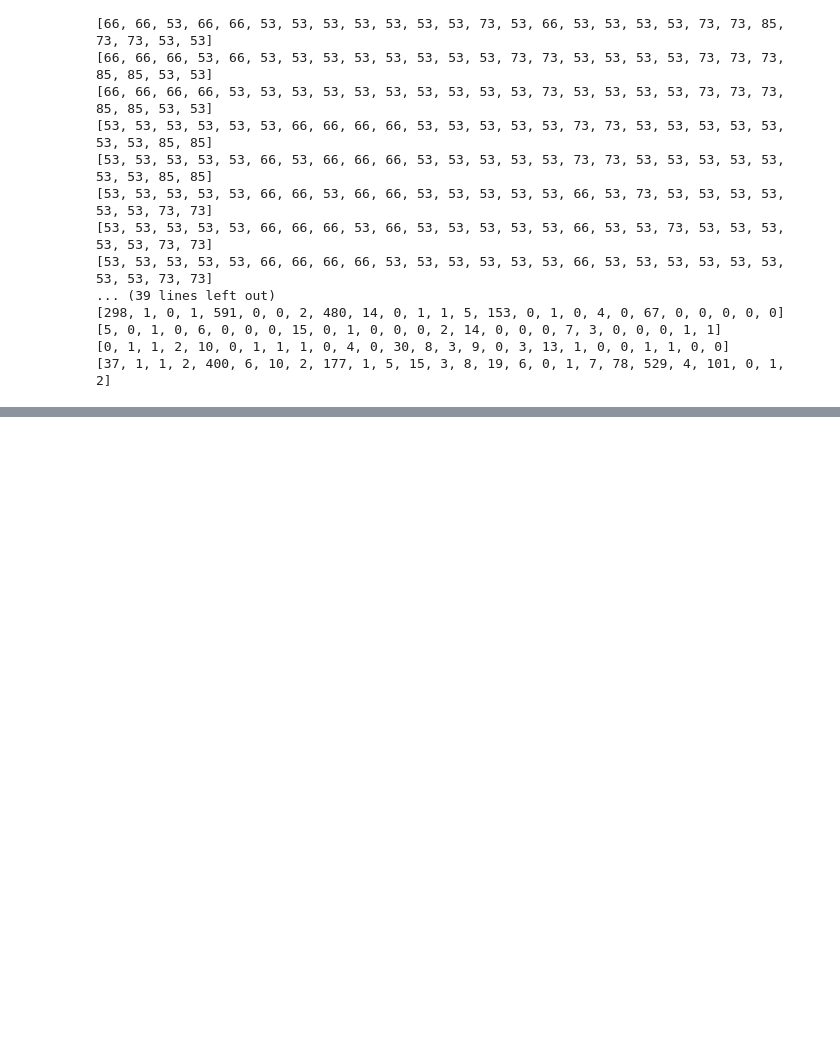
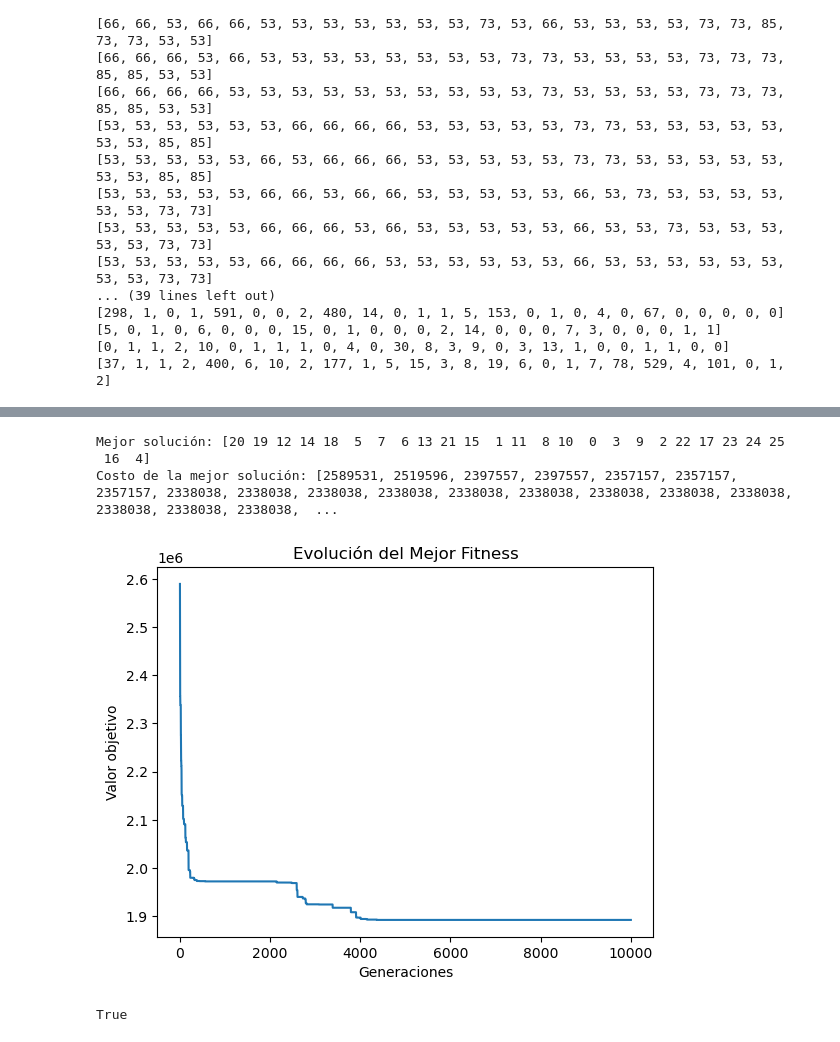
Before and after one commit to antargi/optimizacion, a Jupyter notebook: tarea2.ipynb, the cells around one changed output, grey strips where cells are left out. Cells and saved outputs as stored; diff of their text form; code cells hidden in the pictures; blank space fills up the shorter version.

```diff
--- a/tarea2.ipynb
+++ b/tarea2.ipynb
@@ -191,2 +312,14 @@ Matriz de flujos:
+# %%
+instanciaQAP = QAP(matrizD2, matrizF2)
+mejorSoluciones, mejoresCostos = GA(instanciaQAP, 50, 0.001, 10000, "twopoint", elite_ratio=0.1)
+print("Mejor solución:", mejorSoluciones)
+print("Costo de la mejor solución:", mejoresCostos)
+graficar(mejoresCostos)
+# %% [output]
+Mejor solución: [20 19 12 14 18  5  7  6 13 21 15  1 11  8 10  0  3  9  2 22 17 23 24 25
+ 16  4]
+Costo de la mejor solución: [2589531, 2519596, 2397557, 2397557, 2357157, 2357157, 2357157, 2338038, 2338038, 2338038, 2338038, 2338038, 2338038, 2338038, 2338038, 2338038, 2338038, 2338038, 2338038,  ...
+[figure, added]
+True
 # %%
 instanciaQAP = QAP(matrizD2, matrizF2)
```
Also changed, not shown: parts of 7 cells of this notebook, 2 other files.
